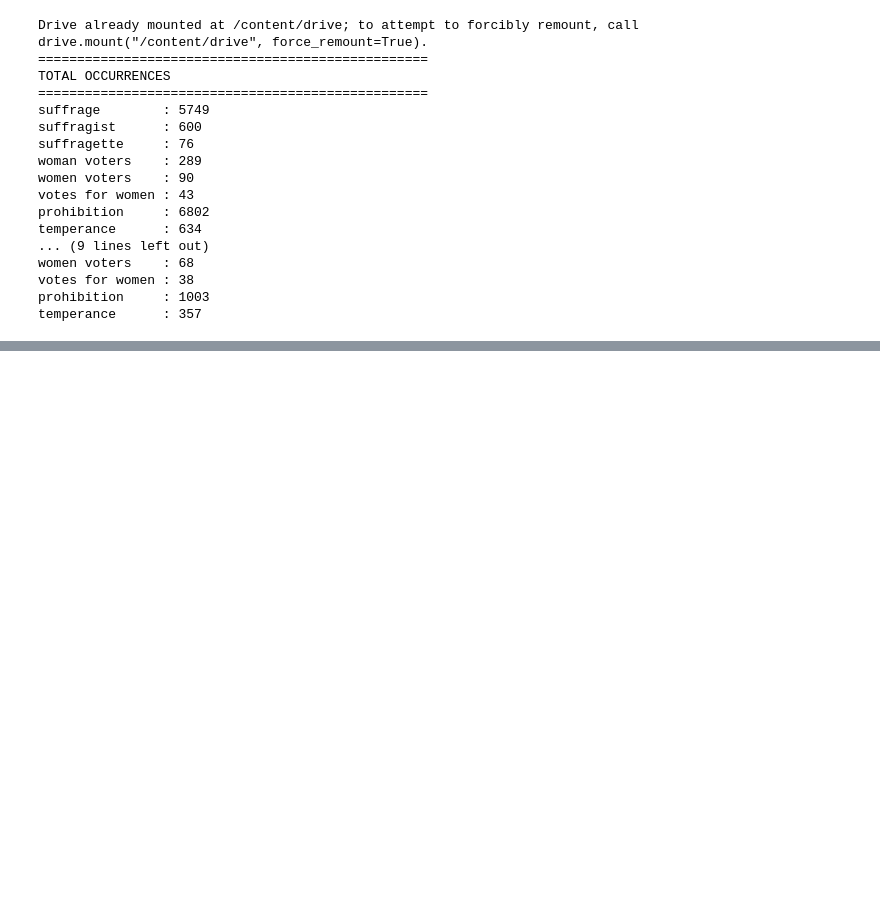
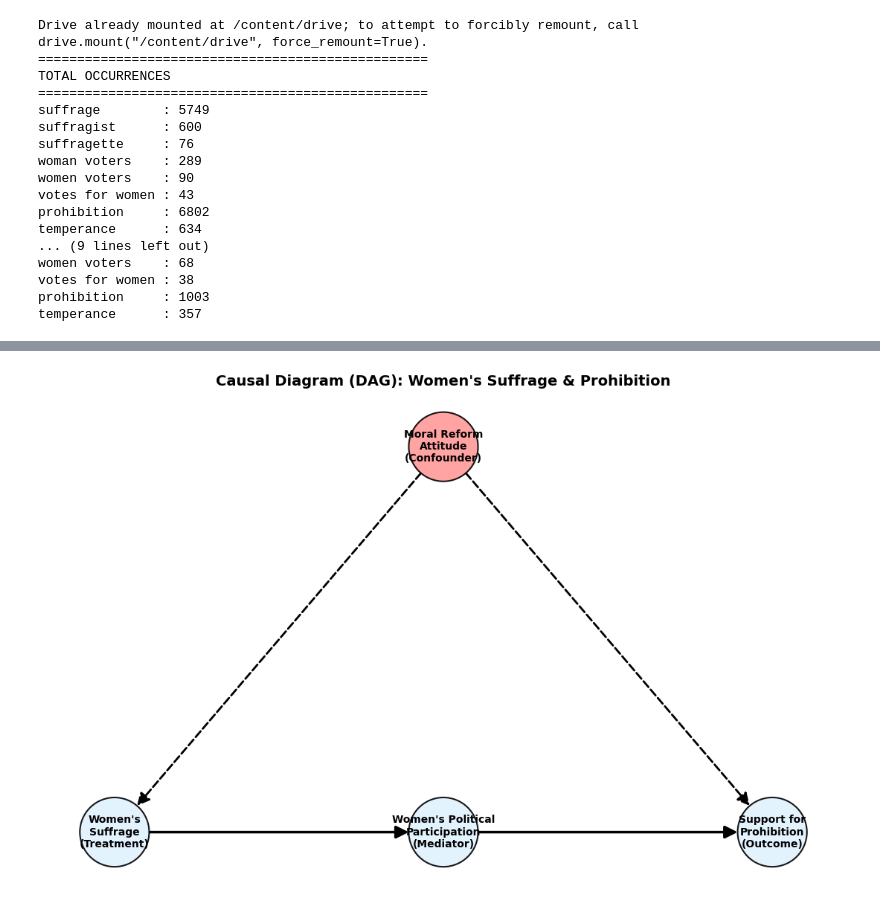
Before and after one commit to Riece3678/Causal_Inference_Final, a Jupyter notebook: Causal_Inference.ipynb, the cells around one changed output, grey strips where cells are left out. Cells and saved outputs as stored; diff of their text form; code cells hidden in the pictures; blank space fills up the shorter version.

```diff
--- a/Causal_Inference.ipynb
+++ b/Causal_Inference.ipynb
@@ -350,0 +508,93 @@ on the liquor issue. Dunbar
+# %%
+import matplotlib.pyplot as plt
+import networkx as nx
+
+# 1. 방향성 그래프(DiGraph) 생성
+dag = nx.DiGraph()
+
+# 2. 노드 정의
+nodes = {
+    "MRA": "Moral Reform\nAttitude\n(Confounder)",
+    "WS": "Women's\nSuffrage\n(Treatment)",
+    "WPP": "Women's Political\nParticipation\n(Mediator)",
+    "SP": "Support for\nProhibition\n(Outcome)",
+}
+
+for key, label in nodes.items():
+    dag.add_node(key, label=label)
+
+# 3. 인과관계 화살표(Edge) 정의
+dag.add_edge("MRA", "WS", type="confounder")
+dag.add_edge("MRA", "SP", type="confounder")
+dag.add_edge("WS", "WPP", type="causal")
+dag.add_edge("WPP", "SP", type="causal")
+
+# 4. 수동 위치 지정
+pos = {
+    "MRA": (1.5, 2.0),  # 상단 중앙
+    "WS": (0.0, 1.0),   # 좌측
+    "WPP": (1.5, 1.0),  # 중앙
+    "SP": (3.0, 1.0),   # 우측
+}
+
+plt.figure(figsize=(11, 7))
+
+# 5. 노드 컬러 설정
+node_colors = {
+    "MRA": "#ff9999",
+    "WS": "#e0f2fe",
+    "WPP": "#e0f2fe",
+    "SP": "#e0f2fe",
+}
+colors = [node_colors[node] for node in dag.nodes]
+
+# 노드 그리기
+nx.draw_networkx_nodes(
+    dag, pos, node_color=colors, node_size=4500, edgecolors="black", linewidths=1.5, alpha=0.9
+)
+
+# 노드 라벨 그리기
+node_labels = nx.get_node_attributes(dag, "label")
+nx.draw_networkx_labels(dag, pos, labels=node_labels, font_size=10, font_weight="bold")
+
+# 6. 화살표(에지) 그리기
+causal_edges = [(u, v) for u, v, d in dag.edges(data=True) if d["type"] == "causal"]
+confounder_edges = [(u, v) for u, v, d in dag.edges(data=True) if d["type"] == "confounder"]
+
+# 주 인과 경로
+nx.draw_networkx_edges(
+    dag,
+    pos,
+    edgelist=causal_edges,
+    edge_color="#000000",
+    width=2.5,
+    arrows=True,
+    arrowstyle="-|>",
+    arrowsize=25,
+    node_size=4500,
+    connectionstyle="arc3,rad=0.0"
+)
+
+# 교란 경로 (검은색 점선 + 명확한 화살표)
+nx.draw_networkx_edges(
+    dag,
+    pos,
+    edgelist=confounder_edges,
+    edge_color="#000000",
+    width=2.0,
+    arrows=True,
+    arrowstyle="-|>",
+    arrowsize=25,
+    node_size=4500,
+    style="dashed",
+    connectionstyle="arc3,rad=0.0"
+)
+
+# 7. 출력 설정
+plt.title("Causal Diagram (DAG): Women's Suffrage & Prohibition", fontsize=14, fontweight="bold", pad=20)
+plt.axis("off")
+plt.tight_layout()
+plt.show()
+#plt.savefig("causal_diagram_moral.png", dpi=300)
+# %% [output]
+[figure, added]
```
Also changed, not shown: parts of 6 cells of this notebook, 4 other files.
